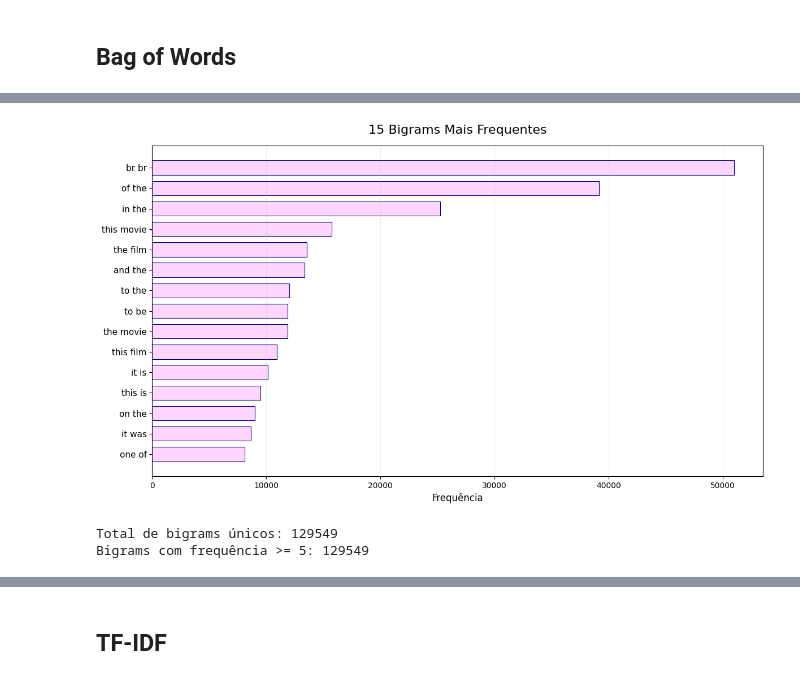
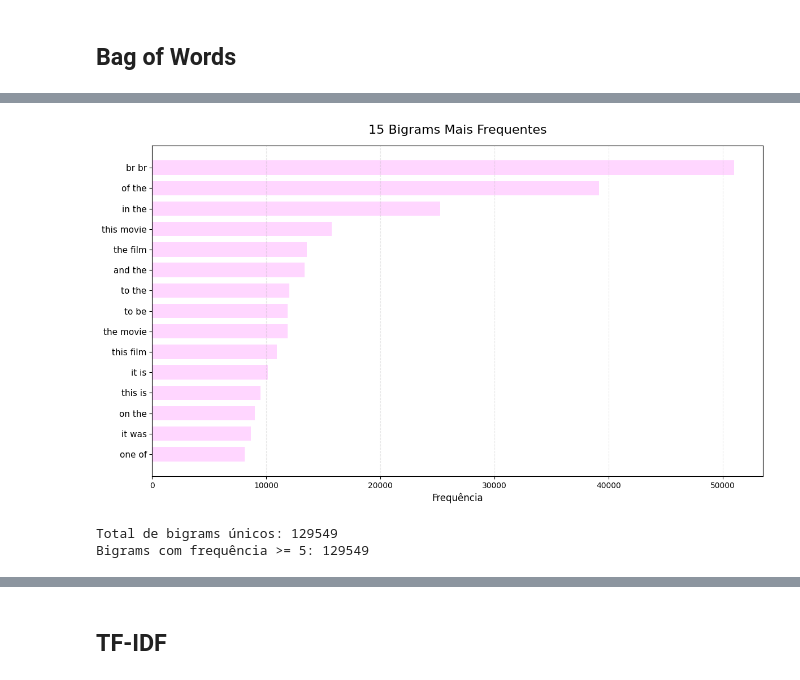
Before and after one commit to mariaclaraps/projeto-ciencia-dos-dados, a Jupyter notebook: notebooks/pln.ipynb, the cells around one changed output, grey strips where cells are left out. Cells and saved outputs as stored; diff of their text form; code cells hidden in the pictures.

```diff
--- a/notebooks/pln.ipynb
+++ b/notebooks/pln.ipynb
@@ -94,37 +86,32 @@ plt.show()
 # %%
-# Extrai apenas bigrams
 vectorizer_bigrams = CountVectorizer(ngram_range=(2, 2), min_df=5)
 X_bigrams = vectorizer_bigrams.fit_transform(X_train)
 bigram_counts = np.array(X_bigrams.sum(axis=0)).flatten()
 bigrams = vectorizer_bigrams.get_feature_names_out()
 
-# Top bigrams - CORREÇÃO: usar len(top_bigrams) em vez de top_n
-top_n_bigrams = 15  # Defina o número de bigrams que quer mostrar
+top_n_bigrams = 15
 top_bigrams_idx = np.argsort(bigram_counts)[-top_n_bigrams:]
 top_bigrams = [bigrams[i] for i in top_bigrams_idx]
 top_bigram_counts = bigram_counts[top_bigrams_idx]
 
 plt.figure(figsize=(12, 7))
 
-# CORREÇÃO: usar len(top_bigrams) no range e top_bigram_counts nos valores
 bars = plt.barh(range(len(top_bigrams)), top_bigram_counts,
                 color='#ffd6ff',
-                edgecolor='darkblue',
                 linewidth=0.8,
                 height=0.7)
 
 plt.yticks(range(len(top_bigrams)), top_bigrams, fontsize=11)
 plt.xlabel('Frequência', fontsize=12)
 plt.title(f'{len(top_bigrams)} Bigrams Mais Frequentes', fontsize=16, pad=15)
 plt.grid(axis='x', alpha=0.3, linestyle='--')
 plt.tight_layout()
 plt.show()
 
-# Estatísticas
 print(f"Total de bigrams únicos: {len(bigrams)}")
 print(f"Bigrams com frequência >= 5: {np.sum(bigram_counts >= 5)}")
 # %% [output]
-[figure, old version]
+[figure, new version]
 Total de bigrams únicos: 129549
 Bigrams com frequência >= 5: 129549
 # %%
```
Also changed, not shown: parts of 41 cells of this notebook, 4 other files.
